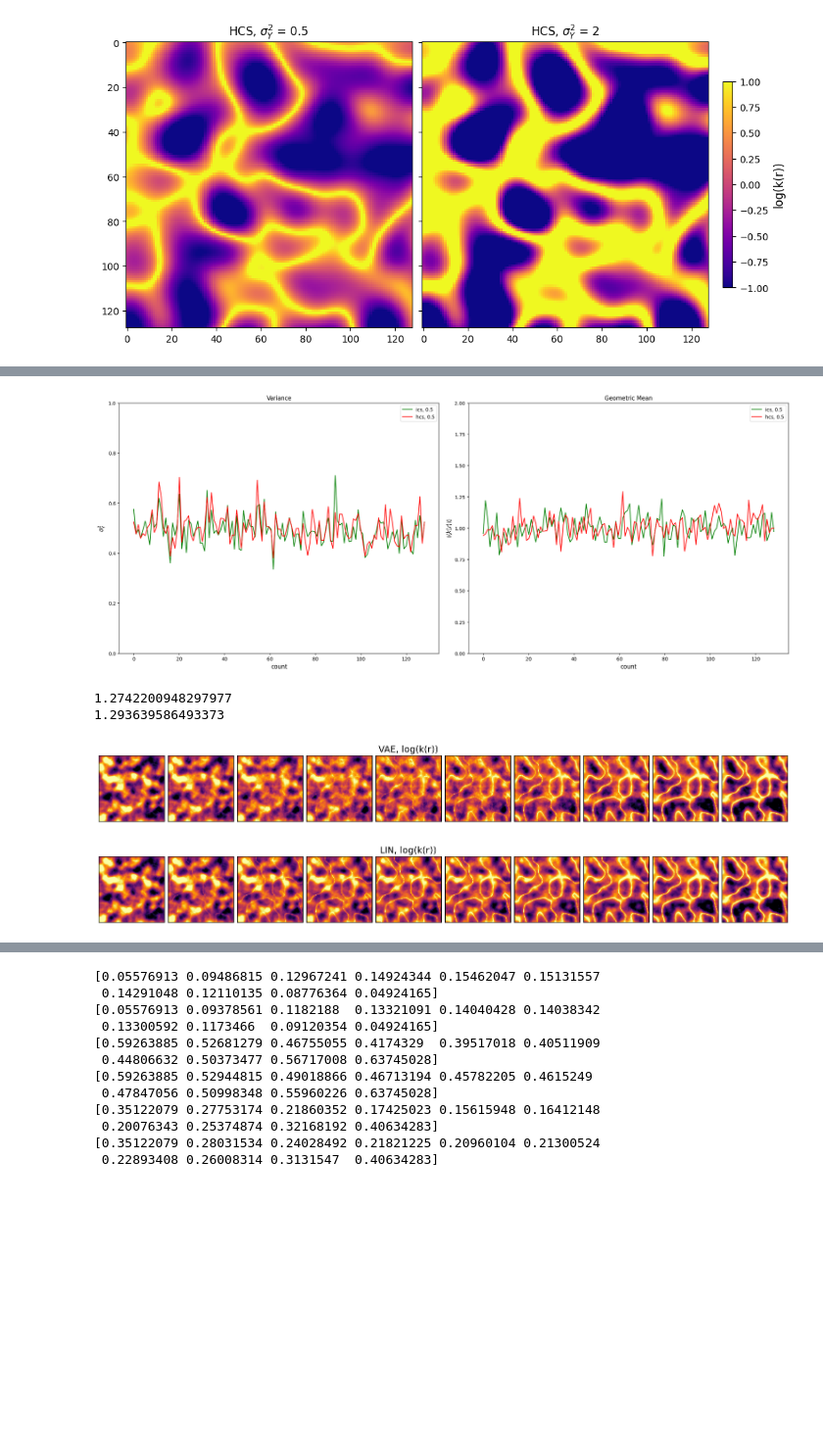
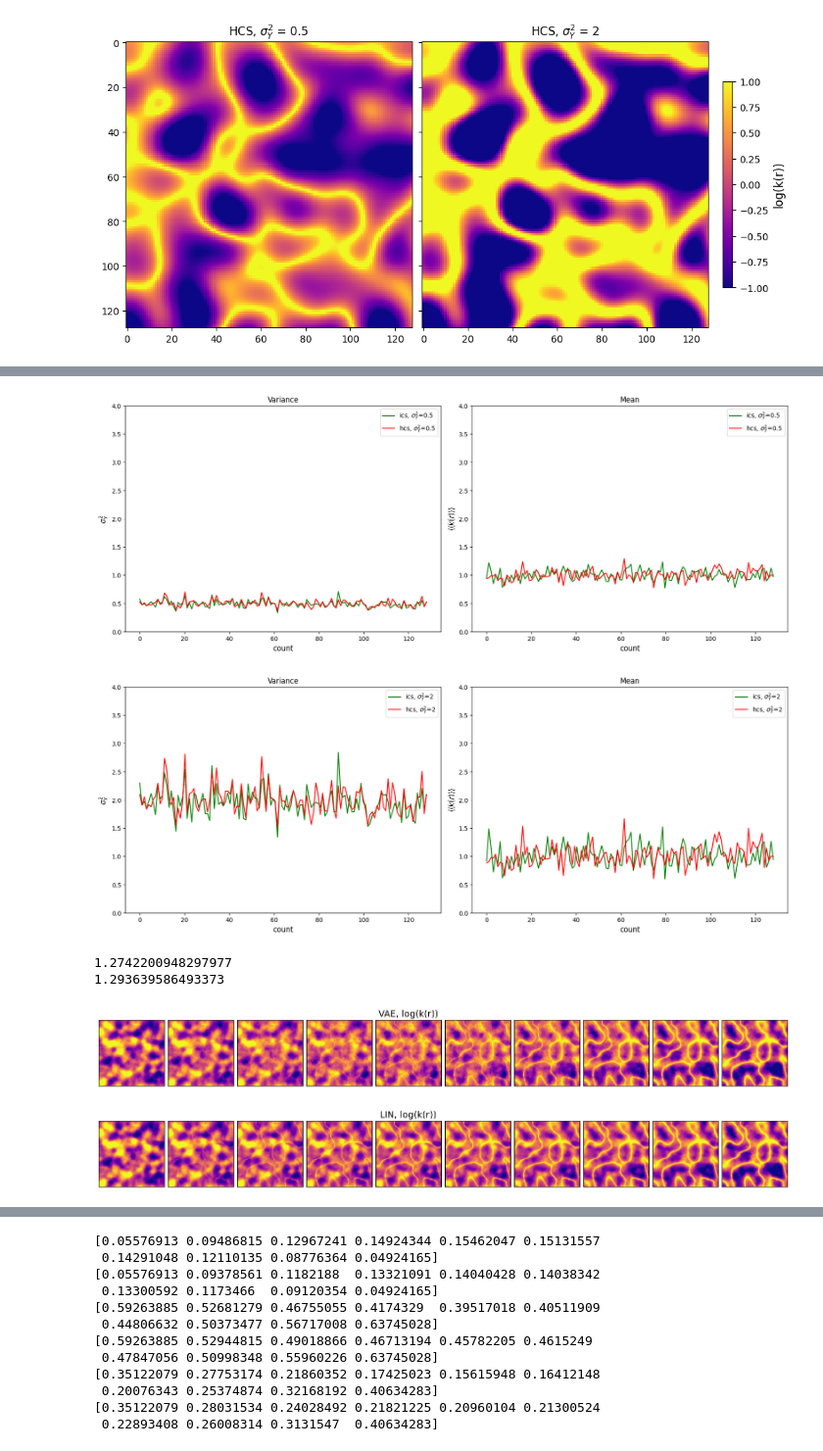
Before and after one commit to XxkmoxX/ML_variational_autoencoder, a Jupyter notebook: eda_ml_vae_128L.ipynb, the cells around one changed output, grey strips where cells are left out. Shown at 98% size. Saved outputs shown, nothing was run; the diff lists cells and outputs as text; code cells hidden in the pictures; blank space fills up the shorter version.

```diff
--- a/eda_ml_vae_128L.ipynb
+++ b/eda_ml_vae_128L.ipynb
@@ -71,20 +70,0 @@ for ivar in range(len(variance)):
-# %%
-### PDFs of k
-#
-color = ['g', 'r']
-
-color = ['darkgreen', 'darkred']
-variance = ['0.5', '2']
-xlim = [[-0.1, 8], [-0.5, 20]]
-
-for ivar in range(len(variance)):
-    for ic in range(len(ec_label2)):
-        kmap = np.load(cwd + '/medios_128Lcont/X_128L_' + ec_label2[ic] + '_' + str(variance[ivar]) + '.npy')[map_realization]
-        kmap = kmap.reshape(-1)
-        plt.hist(kmap, bins='scott', density=True, histtype='step', color=color[ic], lw=1.5, label=ec_label2[ic])
-        plt.xlim(xlim[ivar])
-        plt.xlabel('k(r)', fontsize=12)
-        plt.ylabel('P[k(r)]', fontsize=12)
-        plt.legend()
-        plt.title(r"$\sigma^2_{Y}$" + ' = ' + str(variance[ivar]), fontsize=10)
-    plt.show()
@@ -94,39 +71,38 @@ for ivar in range(len(variance)):
 # %%
 ### Variance and mean plots
 
 x_sim = np.linspace(0, 128, 128)
-color = ['g', 'r']
-variance = ['0.5']
-fig, ax = plt.subplots(1, 2, layout='constrained', figsize=(20,8), sharey=False)
-for ic in range(len(ec_label2)):
+title = ['Variance', 'Mean']
 
-    for ivar in range(len(variance)):
+for ivar in range(len(variance)):
+    fig, ax = plt.subplots(1, 2, figsize=(16,6), layout='constrained', sharey=False)
+    for ic in range(len(ec_label2)):
         var = np.array([])
         mean = np.array([])
         kmap = np.load(cwd + '/medios_128Lcont/X_128L_' + ec_label2[ic] + '_' + str(variance[ivar]) + '.npy')
         for ireal in range(128):
             var = np.append(var, np.var(np.log(kmap[ireal])))
             mean = np.append(mean, np.exp(np.mean(np.log(kmap[ireal]))))
 
-        ax[0].plot(x_sim, var, label=ec_label2[ic] + ', ' + str(variance[ivar]), color=color[ic])
+        ax[0].plot(x_sim, var, label=ec_label2[ic] + ', ' + r"$\sigma^2_{Y}$" + '=' + str(variance[ivar]), color=color[ic])
         ax[0].legend(loc='best', fontsize=10)
         ax[0].set_xlabel('count', fontsize=12)
         ax[0].set_ylabel(r"$\sigma^2_{Y}$", fontsize=12)
-        ax[0].set_ylim(0,1)
-        ax[0].set_title('Variance')
+        ax[0].set_ylim(0,4)
+        ax[0].set_title(title[0])
 
-        ax[1].plot(x_sim, mean, label=ec_label2[ic] + ', ' + str(variance[ivar]), color=color[ic])
+        ax[1].plot(x_sim, mean, label=ec_label2[ic] + ', ' + r"$\sigma^2_{Y}$" + '=' + str(variance[ivar]), color=color[ic])
         ax[1].legend(loc='best', fontsize=10)
         ax[1].set_xlabel('count', fontsize=12)
         ax[1].set_ylabel(r'$⟨⟨k(r)⟩⟩$', fontsize=12)
-        ax[1].set_ylim(0,2)
-        ax[1].set_title('Geometric Mean')
+        ax[1].set_ylim(0,4)
+        ax[1].set_title(title[1])
+    plt.show()
 # %% [output]
-[figure, old version]
+[figure, new version]
+[figure, added]
 # %%
-### Plot log(k(r)) output VAE LIN
-
-
+### Plot log(k(r)) Variational Autoencoder and lineal regression output
 
 vae = np.load(cwd + '/medios_128Lcont/output/output_vae_128x128.npy')
 lin = np.load(cwd + '/medios_128Lcont/output/output_lin_128x128.npy')
@@ -134,8 +110,8 @@ lin = np.load(cwd + '/medios_128Lcont/output/output_lin_128x128.npy')
 method = [vae, lin]
 label = ['VAE', 'LIN']
 
-cmap = 'inferno'
-v = 1
+#cmap = 'inferno'
+#v = 1
 
 for imet in range(len(method)):
     fig, ax = plt.subplots(1, 10, figsize=(15,15), sharey=True, layout = 'constrained')
@@ -150,6 +126,6 @@ print(np.mean(method[0][9])*norm)
 # %% [output]
 1.2742200948297977
 1.293639586493373
-[figure, old version]
+[figure, new version]
-[figure, old version]
+[figure, new version]
 # %%
```
Also changed, not shown: parts of 11 cells of this notebook.
